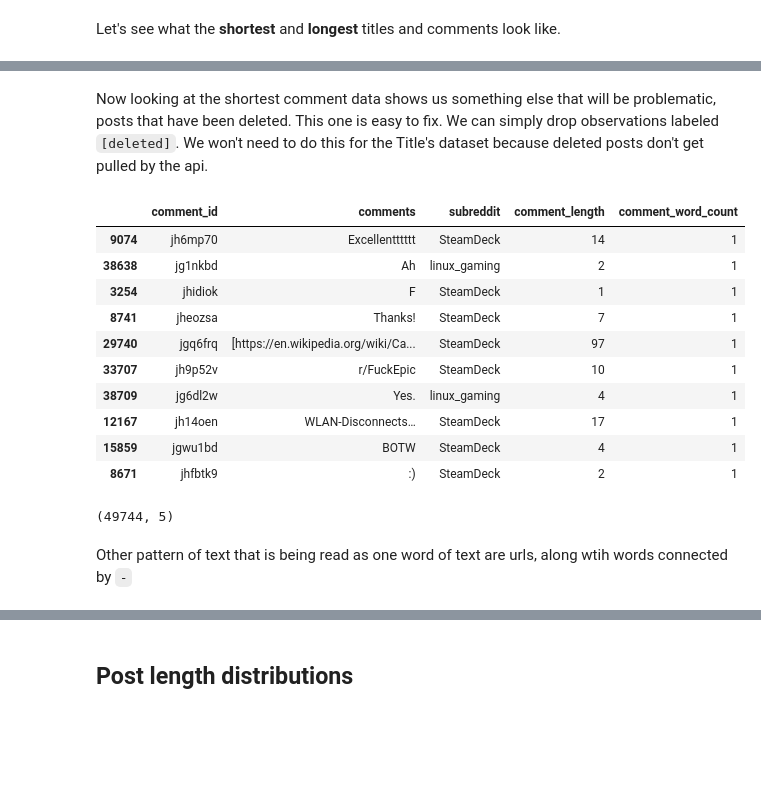
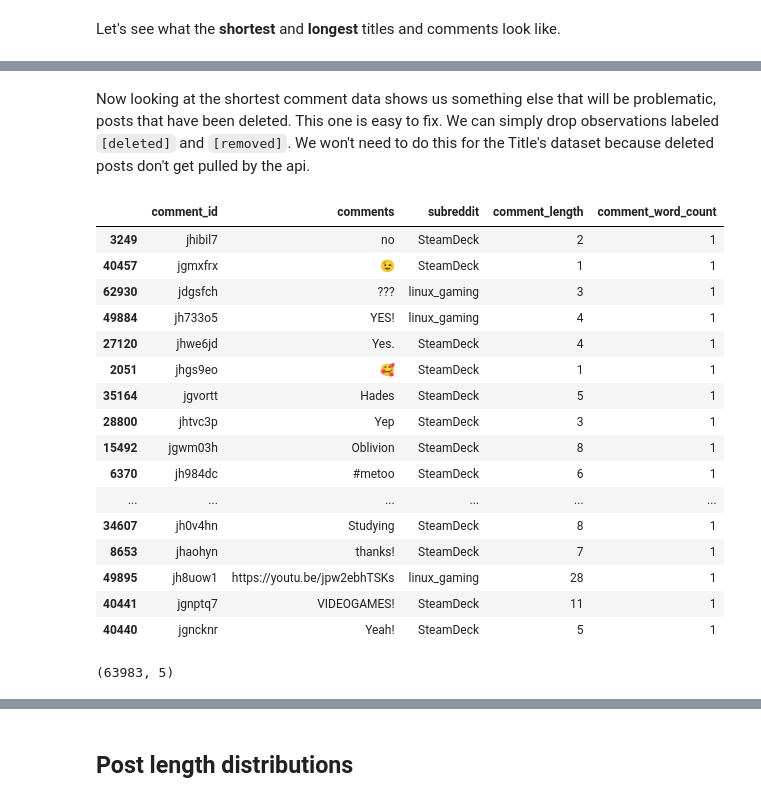
Before and after one commit to EKYS12/NLP_Reddit_linux_gaming_and_Steamdeck, a Jupyter notebook: notebooks/eda.ipynb, the cells around one changed output, grey strips where cells are left out. Cells and saved outputs as stored; diff of their text form; code cells hidden in the pictures; blank space fills up the shorter version.

Commit message:
pulled more data and did eda

```diff
--- a/notebooks/eda.ipynb
+++ b/notebooks/eda.ipynb
@@ -24,6 +24,6 @@ from sklearn.feature_extraction.text import CountVectorizer
 # %%
 # Allowing more text from the Title and Comments to be shown.
-pd.options.display.max_colwidth = 400
+pd.options.display.max_colwidth = 600
 # %%
 # This line is for our plot color schemes down the line.
 mpl.style.use("mocha")
@@ -80,6 +108,12 @@ Because of this imbalance of data, we will have to be more aware of our various
 # %% [markdown]
 ## Looking at lengths
 We have a good amount of titles and comments. Let's add length and word count column to get an idea of the individual sizes of the titles and comments. We can then later examine them to help us find patterns between our 2 different subreddits, and to help us spot things that should be cleaned or taken note of for later work.
+# %%
+# Forcing all the values in these columns to be read as Strings.
+# There are instances where a title or comment may just contain numbers,
+# so we much make sure ALL values are read as a string
+titles['title'] = titles['title'].astype(str)
+comments['comments'] = comments['comments'].astype(str)
 # %%
 # Adding a column for length and word count to both the title set and the comment set.
 titles['title_length'] = [len(title) for title in titles['title']]
@@ -170,24 +229,29 @@ comments.sort_values(by='comment_word_count', ascending=False).head(10)
 # %% [markdown]
-Now looking at the shortest comment data shows us something else that will be problematic, posts that have been deleted. This one is easy to fix. We can simply drop observations labeled `[deleted]`. We won't need to do this for the Title's dataset because deleted posts don't get pulled by the api.
+Now looking at the shortest comment data shows us something else that will be problematic, posts that have been deleted. This one is easy to fix. We can simply drop observations labeled `[deleted]` and `[removed]`. We won't need to do this for the Title's dataset because deleted posts don't get pulled by the api.
 # %%
 comments.drop(comments[comments['comments'] == '[deleted]'].index, inplace=True)
+comments.drop(comments[comments['comments'] == '[removed]'].index, inplace=True)
 # %%
-comments.sort_values(by='comment_word_count', ascending=True).head(10)
+comments.sort_values(by='comment_word_count', ascending=True).head(20)
 # %% [output]
 |  | comment_id | comments | subreddit | comment_length | comment_word_count |
-| 9074 | jh6mp70 | Excellentttttt | SteamDeck | 14 | 1 |
-| 38638 | jg1nkbd | Ah | linux_gaming | 2 | 1 |
-| 3254 | jhidiok | F | SteamDeck | 1 | 1 |
-| 8741 | jheozsa | Thanks! | SteamDeck | 7 | 1 |
-| 29740 | jgq6frq | [https://en.wikipedia.org/wiki/Ca... | SteamDeck | 97 | 1 |
-| 33707 | jh9p52v | r/FuckEpic | SteamDeck | 10 | 1 |
-| 38709 | jg6dl2w | Yes. | linux_gaming | 4 | 1 |
-| 12167 | jh14oen | WLAN-Disconnects… | SteamDeck | 17 | 1 |
-| 15859 | jgwu1bd | BOTW | SteamDeck | 4 | 1 |
-| 8671 | jhfbtk9 | :) | SteamDeck | 2 | 1 |
+| 3249 | jhibil7 | no | SteamDeck | 2 | 1 |
+| 40457 | jgmxfrx | 😉 | SteamDeck | 1 | 1 |
+| 62930 | jdgsfch | ??? | linux_gaming | 3 | 1 |
+| 49884 | jh733o5 | YES! | linux_gaming | 4 | 1 |
+| 27120 | jhwe6jd | Yes. | SteamDeck | 4 | 1 |
+| 2051 | jhgs9eo | 🥰 | SteamDeck | 1 | 1 |
+| 35164 | jgvortt | Hades | SteamDeck | 5 | 1 |
+| 28800 | jhtvc3p | Yep | SteamDeck | 3 | 1 |
+| 15492 | jgwm03h | Oblivion | SteamDeck | 8 | 1 |
+| 6370 | jh984dc | #metoo | SteamDeck | 6 | 1 |
+| ... | ... | ... | ... | ... | ... |
+| 34607 | jh0v4hn | Studying | SteamDeck | 8 | 1 |
+| 8653 | jhaohyn | thanks! | SteamDeck | 7 | 1 |
+| 49895 | jh8uow1 | https://youtu.be/jpw2ebhTSKs | linux_gaming | 28 | 1 |
+| 40441 | jgnptq7 | VIDEOGAMES! | SteamDeck | 11 | 1 |
+| 40440 | jgncknr | Yeah! | SteamDeck | 5 | 1 |
 # %%
 comments.shape
 # %% [output]
-(49744, 5)
+(63983, 5)
-# %% [markdown]
-Other pattern of text that is being read as one word of text are urls, along wtih words connected by `-`
```
Also changed, not shown: parts of 52 cells of this notebook, 11 other files.
